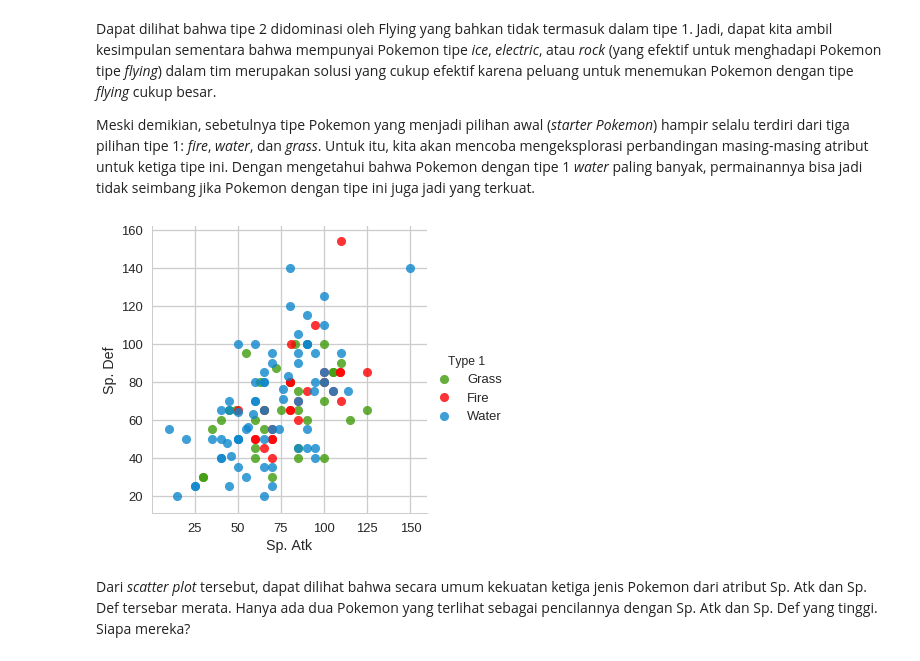
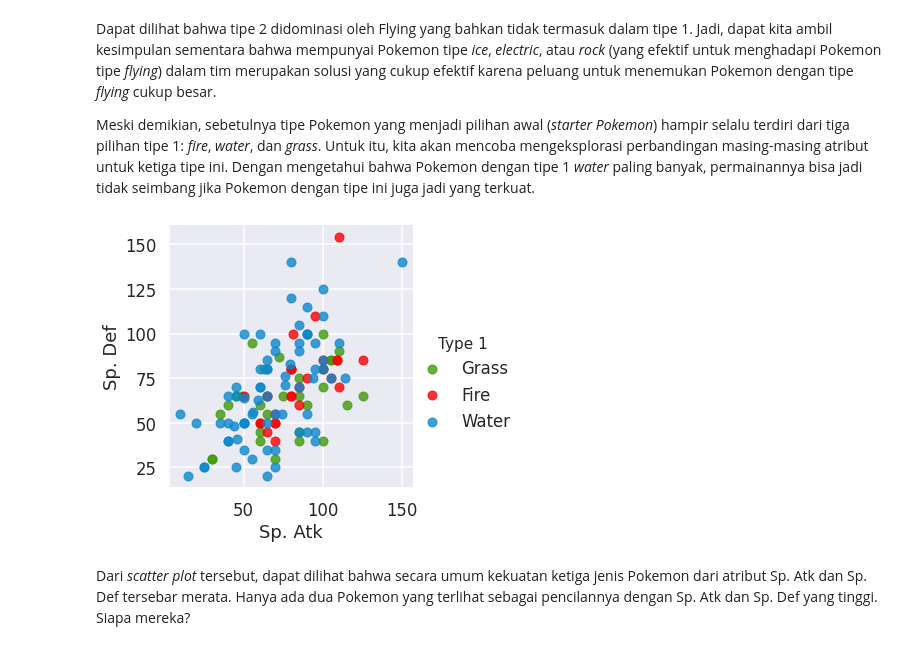
Before and after one commit to aliakbars/uai-dm, a Jupyter notebook: scripts/lab1.ipynb, the cells around one changed output. Saved outputs shown, nothing was run; the diff lists cells and outputs as text; code cells hidden in the pictures.

```diff
--- a/scripts/lab1.ipynb
+++ b/scripts/lab1.ipynb
@@ -20,7 +20,7 @@ import pandas as pd
 import seaborn as sns
 %matplotlib inline
 
-sns.set(context='talk', palette='hls', style='whitegrid')
+sns.set(context='talk', palette='hls')
 # %% [markdown]
 ## Manipulasi dan Deskripsi Data
 
@@ -76,5 +75,5 @@ df[df['Name'].apply(lambda x: 'Mega ' in x)]
 # %%
 # Membuang Pokemon mega evolution
-df = df[~df['Name'].apply(lambda x: 'Mega ' in x)]
+df = df[~df['Name'].str.contains('Mega')]
 df.shape
 # %% [output]
@@ -156,6 +155,8 @@ Faktanya, tiga tipe 1 terbanyak dari Pokemon legendaris adalah *dragon*, *psychi
 ## Visualisasi Data
 
 Untuk tahu lebih pasti, kita dapat menggambarkan nilai total atribut untuk mengetahui perbedaan distribusi Pokemon legendaris dan biasa. Hal ini bisa dilakukan dengan membuat histogram.
+# %%
+plt.rcParams['figure.figsize'] = (10,7)
 # %%
 sns.distplot(df[df['Legendary'] == True]['Total'], label='Legendary')
 sns.distplot(df[df['Legendary'] == False]['Total'], label='Common')
@@ -223,10 +224,14 @@ Dapat dilihat bahwa tipe 2 didominasi oleh Flying yang bahkan tidak termasuk dal
 Meski demikian, sebetulnya tipe Pokemon yang menjadi pilihan awal (*starter Pokemon*) hampir selalu terdiri dari tiga pilihan tipe 1: *fire*, *water*, dan *grass*. Untuk itu, kita akan mencoba mengeksplorasi perbandingan masing-masing atribut untuk ketiga tipe ini. Dengan mengetahui bahwa Pokemon dengan tipe 1 *water* paling banyak, permainannya bisa jadi tidak seimbang jika Pokemon dengan tipe ini juga jadi yang terkuat.
 # %%
 colors = ['grass green', 'fire engine red', 'water blue'] # Hanya digunakan untuk mengganti palet warna
-sns.lmplot(x='Sp. Atk', y='Sp. Def', hue='Type 1', data=poke3[poke3['Type 1'].isin(['Fire', 'Water', 'Grass'])],
-          palette=sns.xkcd_palette(colors), fit_reg=False);
+sns.lmplot(
+    x='Sp. Atk', y='Sp. Def', hue='Type 1',
+    data=poke3[poke3['Type 1'].isin(['Fire', 'Water', 'Grass'])],
+    palette=sns.xkcd_palette(colors),
+    fit_reg=False
+);
 # %% [output]
-[figure, old version]
+[figure, new version]
 # %% [markdown]
 Dari *scatter plot* tersebut, dapat dilihat bahwa secara umum kekuatan ketiga jenis Pokemon dari atribut Sp. Atk dan Sp. Def tersebar merata. Hanya ada dua Pokemon yang terlihat sebagai pencilannya dengan Sp. Atk dan Sp. Def yang tinggi. Siapa mereka?
 # %%
```
Also changed, not shown: parts of 15 cells of this notebook.
